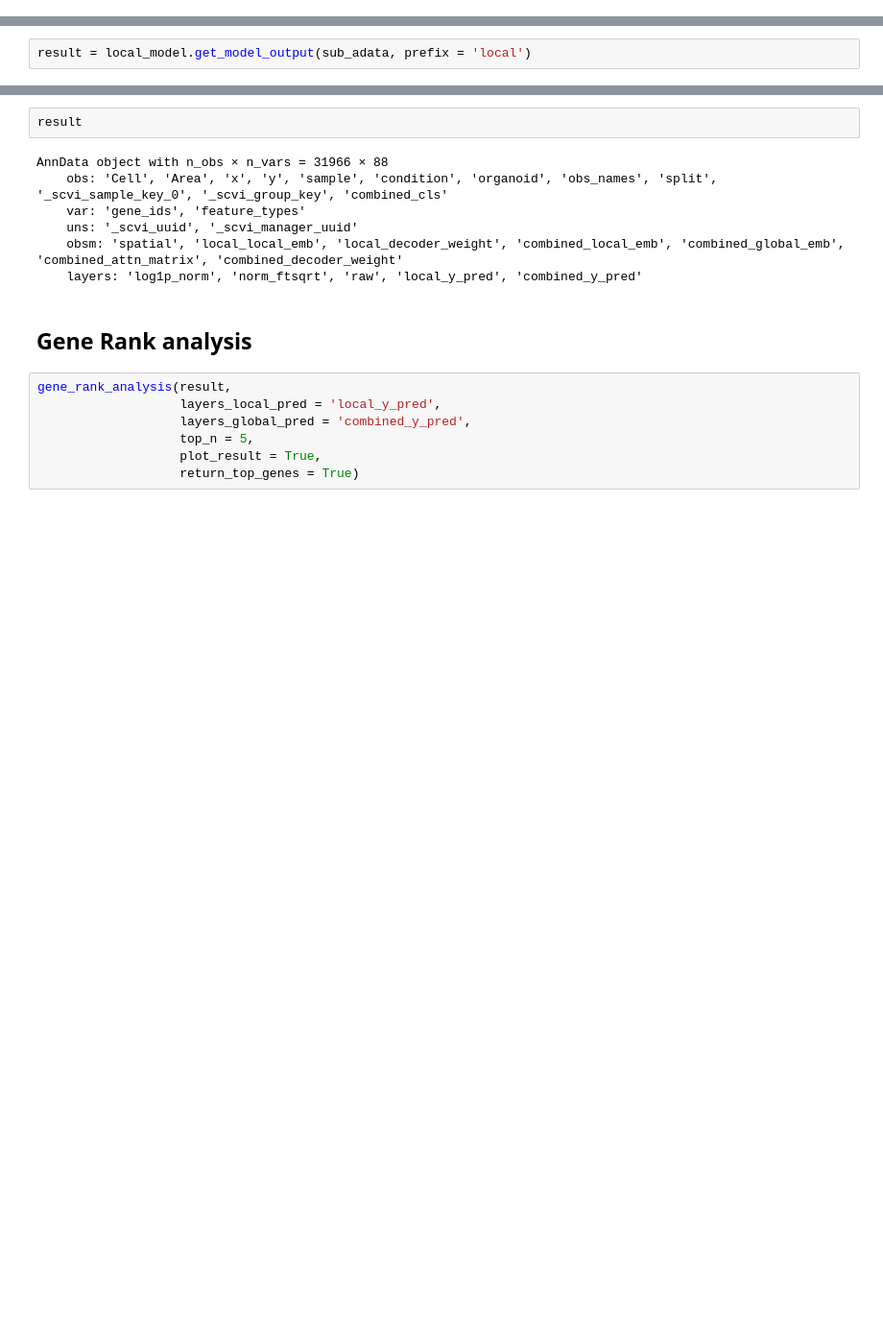
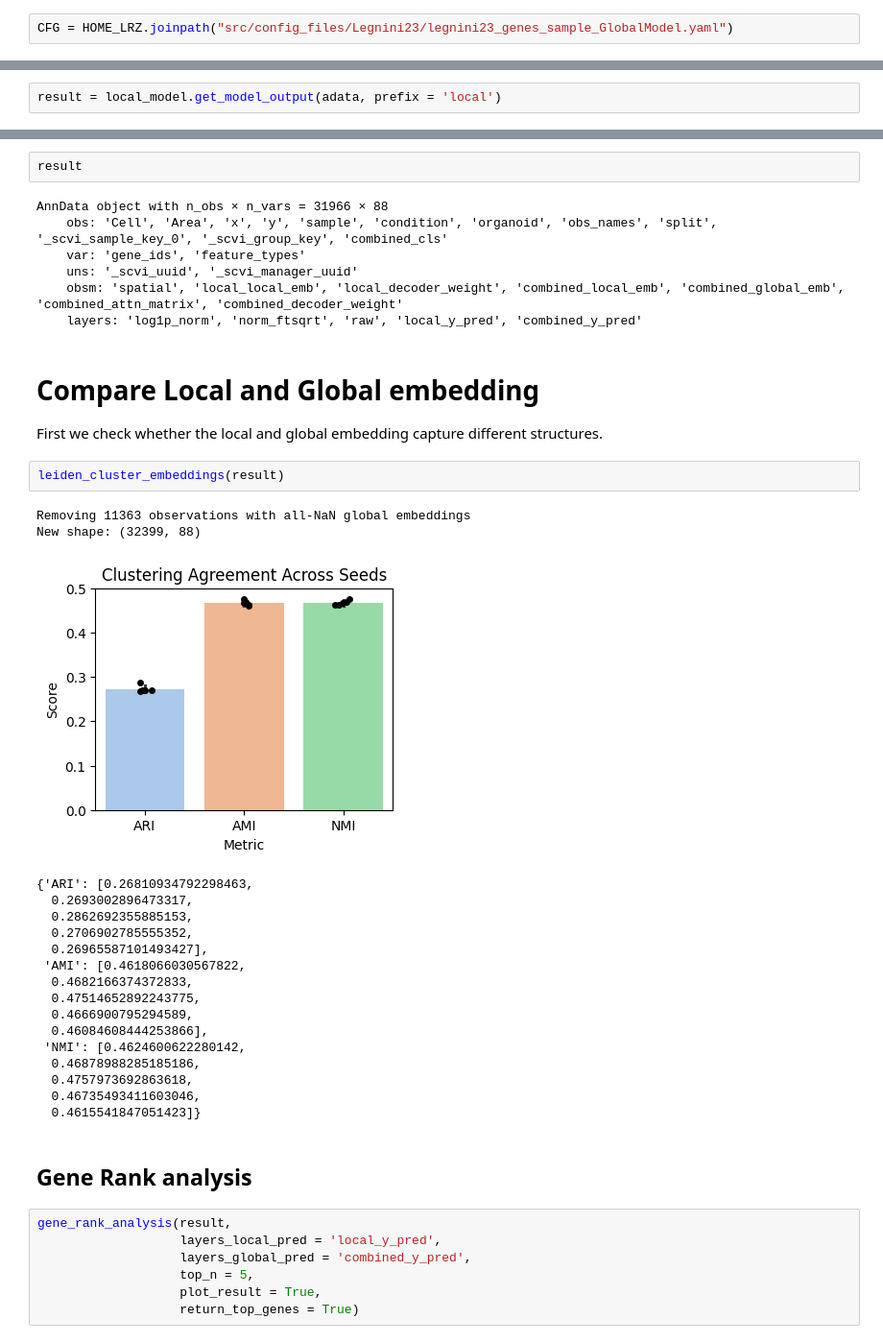
Before and after one commit to theislab/interscale, a Jupyter notebook: docs/notebooks/evaluation/Legnini23.ipynb, the cells around one changed output, grey strips where cells are left out. Shown at 96% size. Drawn from its saved outputs; the diff is of its cells as text; blank space fills up the shorter version.

Commit message:
local vs global clustering

```diff
--- a/docs/notebooks/evaluation/Legnini23.ipynb
+++ b/docs/notebooks/evaluation/Legnini23.ipynb
@@ -16,3 +20,5 @@ from pathlib import Path
 ## Load pretrained models
 # %%
 RESULTS_DIR = '/lustre/groups/ml01/projects/2024_spatial_long_range_GT_francesca.drummer/results/legnini23/model'
+# %%
+CFG = HOME_LRZ.joinpath("src/config_files/Legnini23/legnini23_genes_sample_GlobalModel.yaml")
@@ -48,5 +62,5 @@ combined_model = interscale.model.CombinedModel.load(RESULTS_DIR, adata, cfg, lo
 # %%
 sub_adata = adata[adata.obs['condition'] == 'SHH']
 # %%
-result = local_model.get_model_output(sub_adata, prefix = 'local')
+result = local_model.get_model_output(adata, prefix = 'local')
 # %% [output]
@@ -76,6 +95,31 @@ AnnData object with n_obs × n_vars = 31966 × 88
     uns: '_scvi_uuid', '_scvi_manager_uuid'
     obsm: 'spatial', 'local_local_emb', 'local_decoder_weight', 'combined_local_emb', 'combined_global_emb', 'combined_attn_matrix', 'combined_decoder_weight'
     layers: 'log1p_norm', 'norm_ftsqrt', 'raw', 'local_y_pred', 'combined_y_pred'
+# %% [markdown]
+# Compare Local and Global embedding
+
+First we check whether the local and global embedding capture different structures.
+# %%
+leiden_cluster_embeddings(result)
+# %% [output]
+Removing 11363 observations with all-NaN global embeddings
+New shape: (32399, 88)
+[figure, added]
+{'ARI': [0.26810934792298463,
+  0.2693002896473317,
+  0.2862692355885153,
+  0.2706902785555352,
+  0.26965587101493427],
+ 'AMI': [0.4618066030567822,
+  0.4682166374372833,
+  0.47514652892243775,
+  0.4666900795294589,
+  0.46084608444253866],
+ 'NMI': [0.4624600622280142,
+  0.46878988285185186,
+  0.4757973692863618,
+  0.46735493411603046,
+  0.4615541847051423]}
 # %% [markdown]
 ## Gene Rank analysis
 # %%
```
Also changed, not shown: parts of 6 cells of this notebook.
